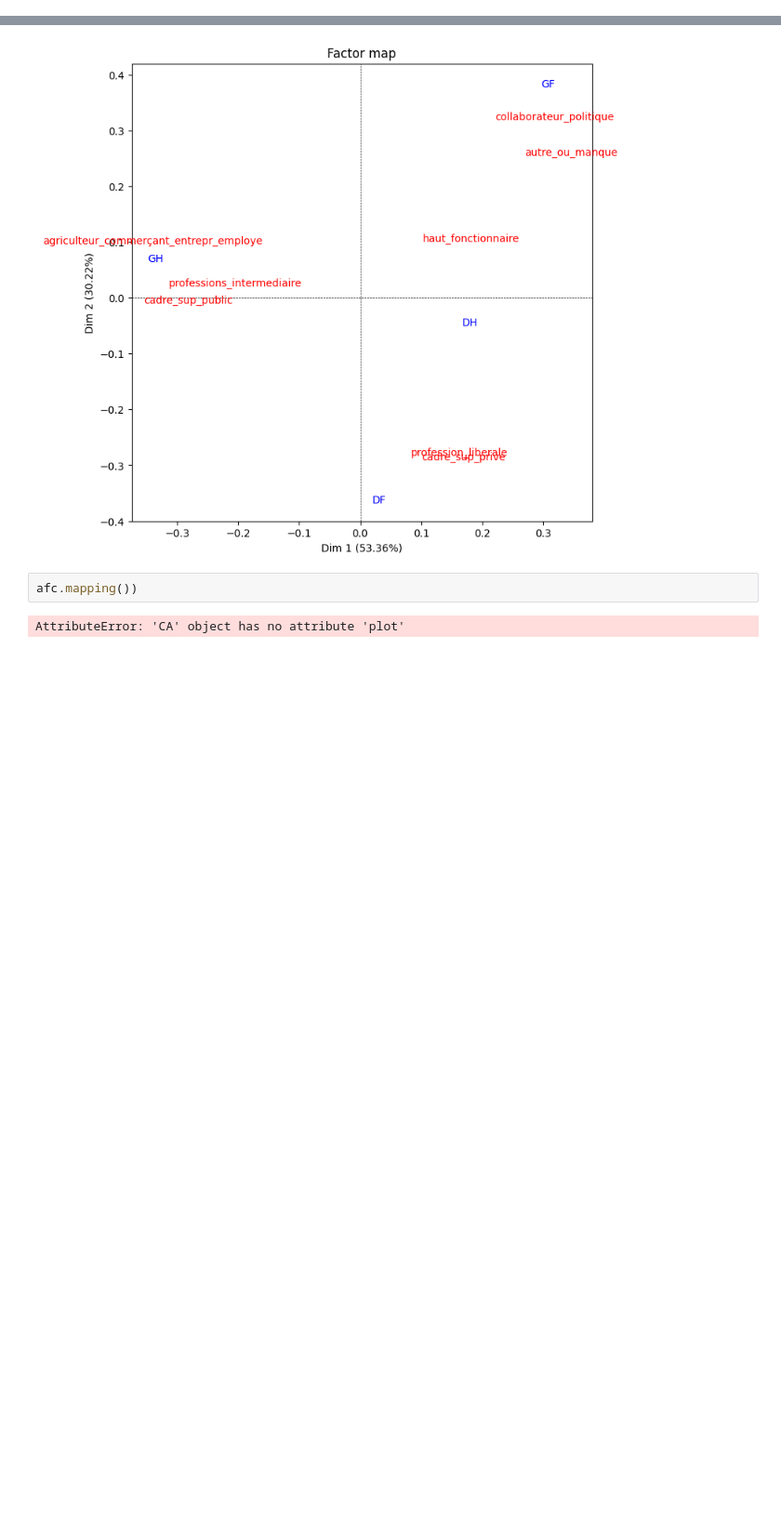
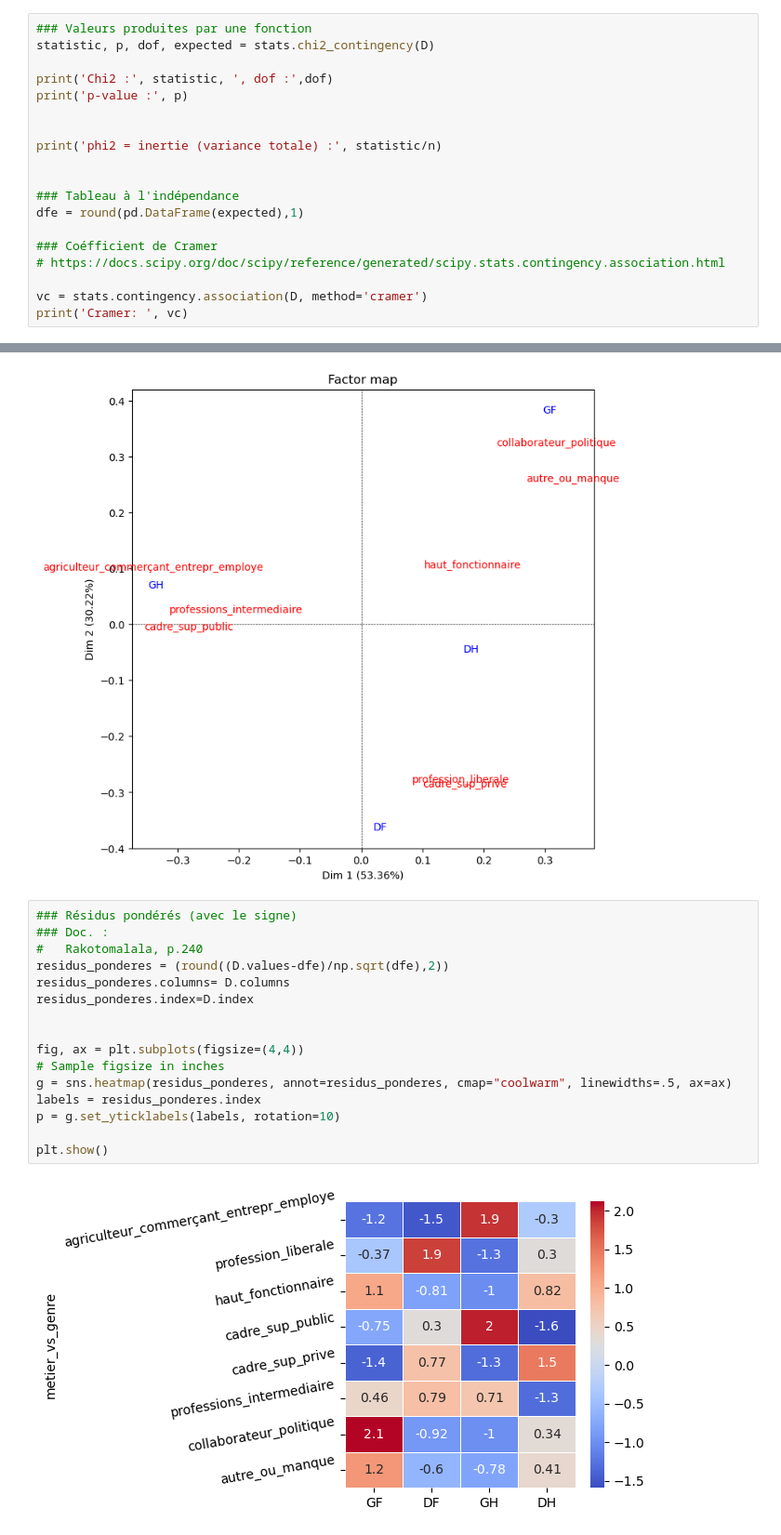
Before and after one commit to Sciences-historiques-numeriques/dossier_prosopographie_politique, a Jupyter notebook: AFC_femmes_ministres.ipynb, the cells around one changed output, grey strips where cells are left out. Shown at 93% size. Saved outputs shown, nothing was run; the diff lists cells and outputs as text; blank space fills up the shorter version.

```diff
--- a/AFC_femmes_ministres.ipynb
+++ b/AFC_femmes_ministres.ipynb
@@ -55,0 +53,19 @@ print(Hmax)
+# %%
+### Valeurs produites par une fonction
+statistic, p, dof, expected = stats.chi2_contingency(D)
+
+print('Chi2 :', statistic, ', dof :',dof)
+print('p-value :', p)
+
+
+print('phi2 = inertie (variance totale) :', statistic/n)
+
+
+### Tableau à l'indépendance
+dfe = round(pd.DataFrame(expected),1)
+
+### Coéfficient de Cramer
+# https://docs.scipy.org/doc/scipy/reference/generated/scipy.stats.contingency.association.html
+
+vc = stats.contingency.association(D, method='cramer')
+print('Cramer: ', vc)
@@ -182,7 +160,21 @@ DH       0.303951
 afc.mapping(num_x_axis=1,num_y_axis=2,figsize=(8,8))
 # %% [output]
 [figure]
-# %%
-afc.mapping())
-# %% [output]
-AttributeError: 'CA' object has no attribute 'plot'
+# %%
+### Résidus pondérés (avec le signe)
+### Doc. :
+#   Rakotomalala, p.240
+residus_ponderes = (round((D.values-dfe)/np.sqrt(dfe),2))
+residus_ponderes.columns= D.columns
+residus_ponderes.index=D.index
+
+
+fig, ax = plt.subplots(figsize=(4,4))
+# Sample figsize in inches
+g = sns.heatmap(residus_ponderes, annot=residus_ponderes, cmap="coolwarm", linewidths=.5, ax=ax)
+labels = residus_ponderes.index
+p = g.set_yticklabels(labels, rotation=10)
+
+plt.show()
+# %% [output]
+[figure, added]
```
Also changed, not shown: parts of 28 cells of this notebook, 1 other file.
